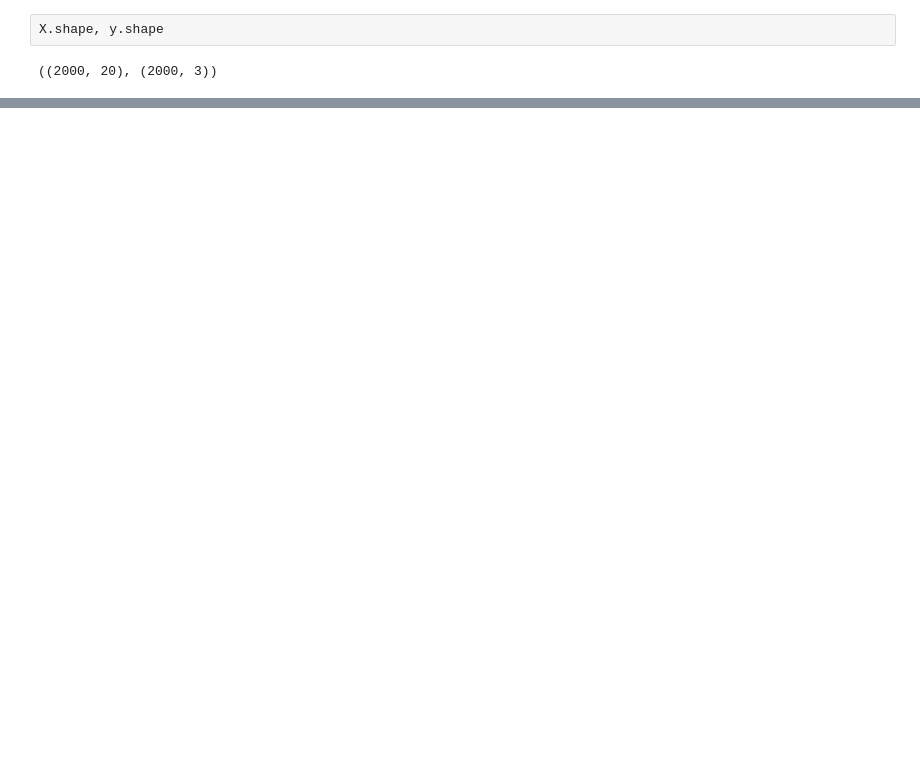
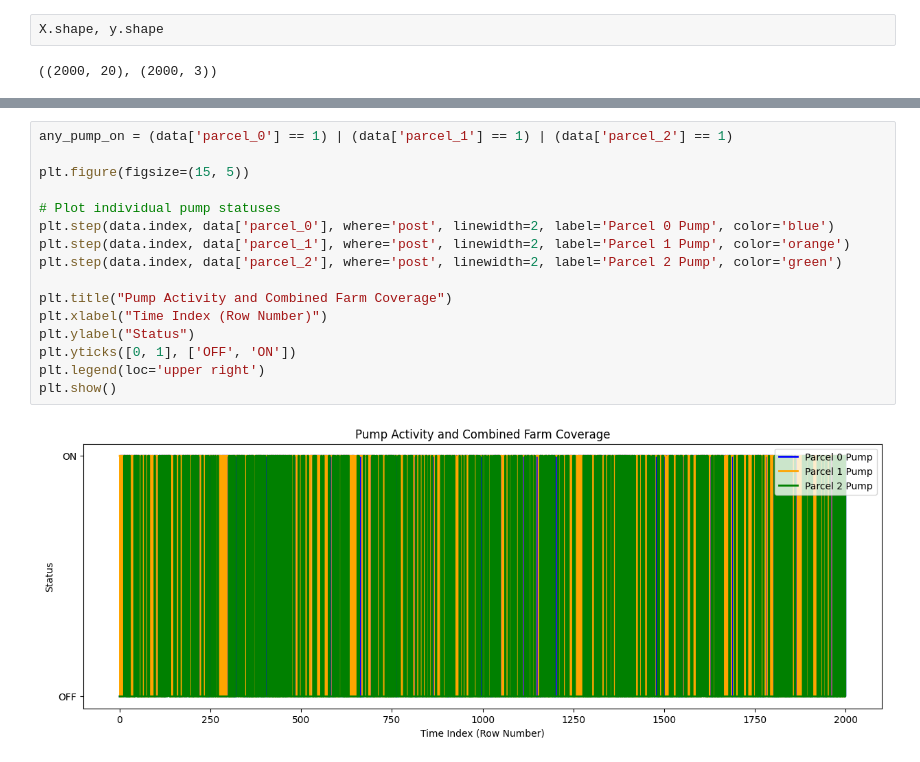
Before and after one commit to ashif57/Edunet-GreenSkills, a Jupyter notebook: greenskill.ipynb, the cells around one changed output, grey strips where cells are left out. Saved outputs shown, nothing was run; the diff lists cells and outputs as text; blank space fills up the shorter version.

```diff
--- a/greenskill.ipynb
+++ b/greenskill.ipynb
@@ -166,0 +305,18 @@ X.shape, y.shape
+# %%
+any_pump_on = (data['parcel_0'] == 1) | (data['parcel_1'] == 1) | (data['parcel_2'] == 1)
+
+plt.figure(figsize=(15, 5))
+
+# Plot individual pump statuses
+plt.step(data.index, data['parcel_0'], where='post', linewidth=2, label='Parcel 0 Pump', color='blue')
+plt.step(data.index, data['parcel_1'], where='post', linewidth=2, label='Parcel 1 Pump', color='orange')
+plt.step(data.index, data['parcel_2'], where='post', linewidth=2, label='Parcel 2 Pump', color='green')
+
+plt.title("Pump Activity and Combined Farm Coverage")
+plt.xlabel("Time Index (Row Number)")
+plt.ylabel("Status")
+plt.yticks([0, 1], ['OFF', 'ON'])
+plt.legend(loc='upper right')
+plt.show()
+# %% [output]
+[figure, added]
```
Also changed, not shown: parts of 15 cells of this notebook.
